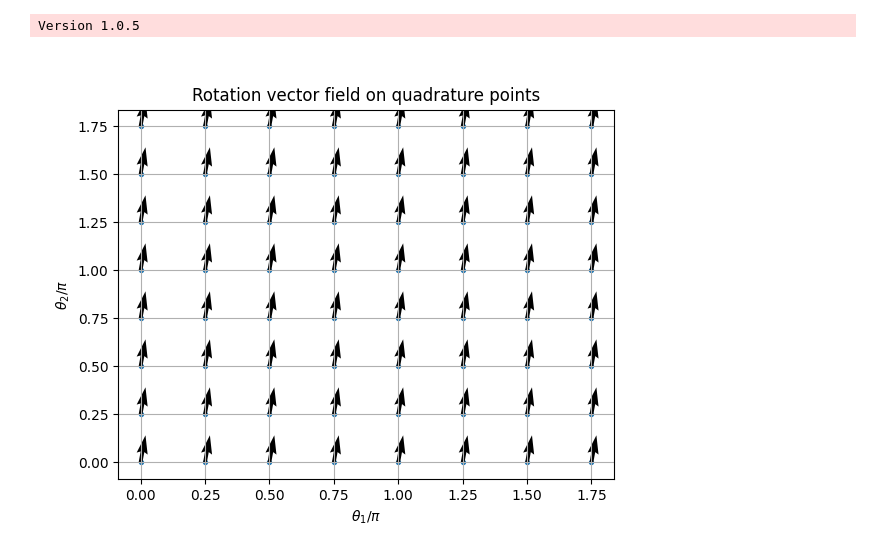
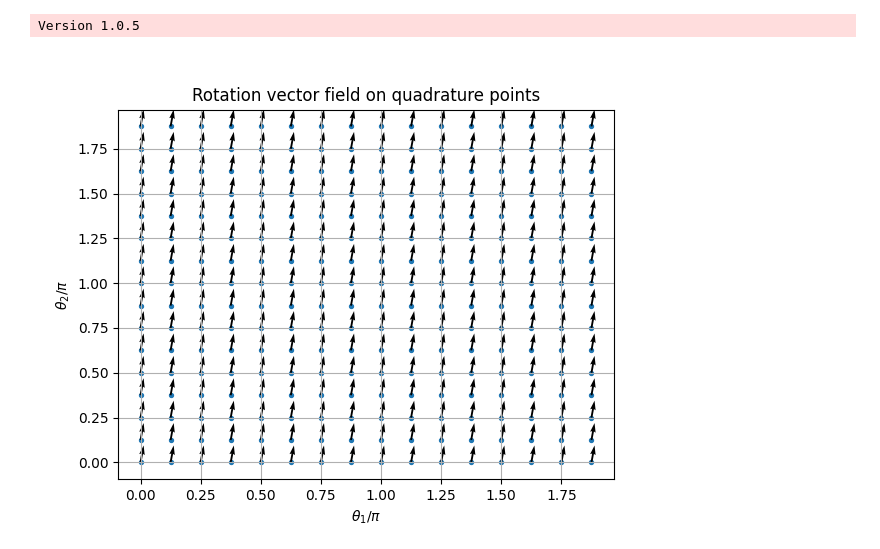
Before and after one commit to dg227/NLSA, a Jupyter notebook: Python/examples/generator_compactification/torus_rotation.ipynb, the cells around one changed output. Saved outputs shown, nothing was run; the diff lists cells and outputs as text; code cells hidden in the pictures.

```diff
--- a/Python/examples/generator_compactification/torus_rotation.ipynb
+++ b/Python/examples/generator_compactification/torus_rotation.ipynb
@@ -85,7 +84,7 @@ def embed_r4(theta: T2) -> X:
 
 v = make_rotation_vector_field(alphas)
 # %%
-n_grd = 128
+n_grd = 32
 n = n_grd ** 2
 
 thetas_grd = jnp.linspace(0., 2.*jnp.pi, n_grd, endpoint=False)
@@ -99,33 +98,33 @@ xs: Xn = thetas.reshape(n, 2)
 #xs: Xn = embed_r4(thetas).reshape(n, 4)
 # %%
 n_skip = 2
+i_fig = 1
 
-i_fig = 1
 if plt.fignum_exists(i_fig):
     plt.close(i_fig)
 
 
 def initfig_vec(i):
     fig, ax = plt.subplots(num=i_fig)
     return (fig, ax)
 
 
 def plotfig_vec(figspecs):
-    theta1s_plt = theta1s[::n_skip]
-    theta2s_plt = theta2s[::n_skip]
+    theta1s_plt = theta1s[::n_skip, ::n_skip]
+    theta2s_plt = theta2s[::n_skip, ::n_skip]
     vs_plt = jvvmap(v)(thetas[::n_skip, ::n_skip, :])
     fig, ax = figspecs
     ax.scatter(theta1s_plt, theta2s_plt, s=8)
     ax.quiver(theta1s_plt, theta2s_plt, vs_plt[:, :, 0], vs_plt[:, :, 1])
     ax.grid()
     ax.set_xlabel('$\\theta_1/\\pi$')
     ax.set_ylabel('$\\theta_2/\\pi$')
     ax.set_title('Rotation vector field on quadrature points');
 
 
 plotfig_vec(initfig_vec(i_fig))
 # %% [output]
-[figure, old version]
+[figure, new version]
 # %%
 scl = ScalarField(dtype=r_dtype)
 inclusion_map: Callable[[F[X, R]], V] = vec.veval_at(xs)
```
Also changed, not shown: parts of 16 cells of this notebook.
